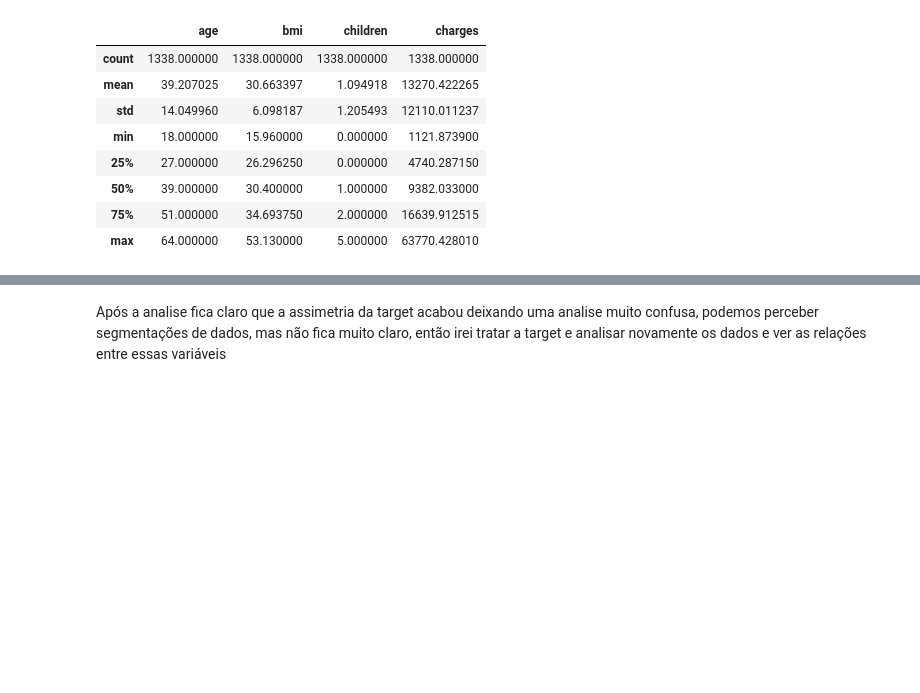
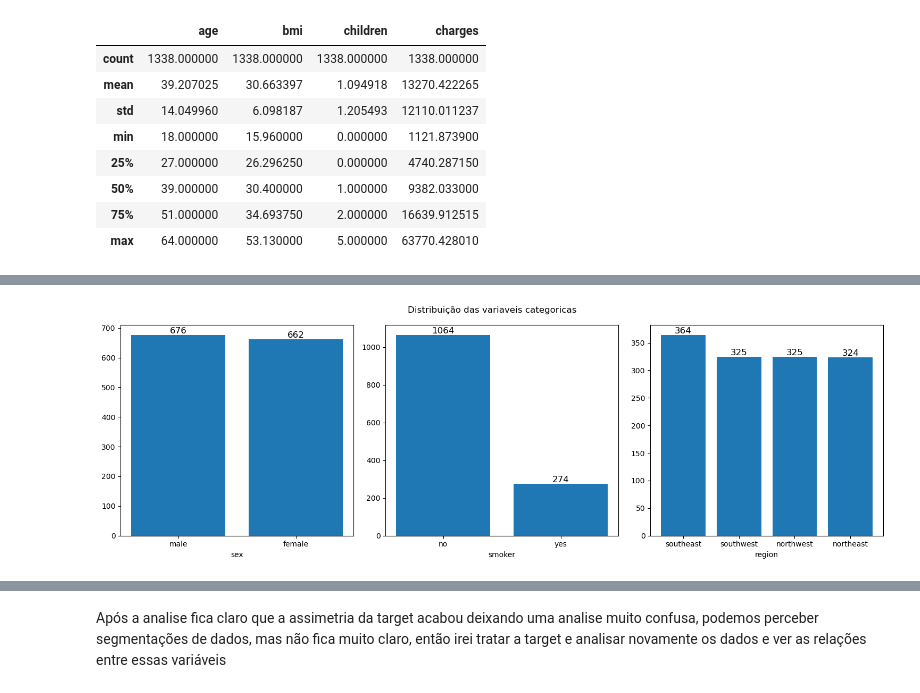
Before and after one commit to Riansito/Analise-de-Custos-de-Seguro-Saude-Modelagem-Preditiva, a Jupyter notebook: Notebooks/ETL e EDA.ipynb, the cells around one changed output, grey strips where cells are left out. Drawn from its saved outputs; the diff is of its cells as text; code cells hidden in the pictures; blank space fills up the shorter version.

```diff
--- a/Notebooks/tratamentoDados.ipynb
+++ b/Notebooks/ETL e EDA.ipynb
@@ -57,3 +89,7 @@ Após a analise, fica nitido que a coluna charge(valor cobrado) há uma distribu
+# %%
+eda.analiseUnivariada(df, "object")
+# %% [output]
+[figure, added]
 # %%
 
 numeroCols = len(colunasNumericas)
```
Also changed, not shown: parts of 13 cells of this notebook, 2 other files.
